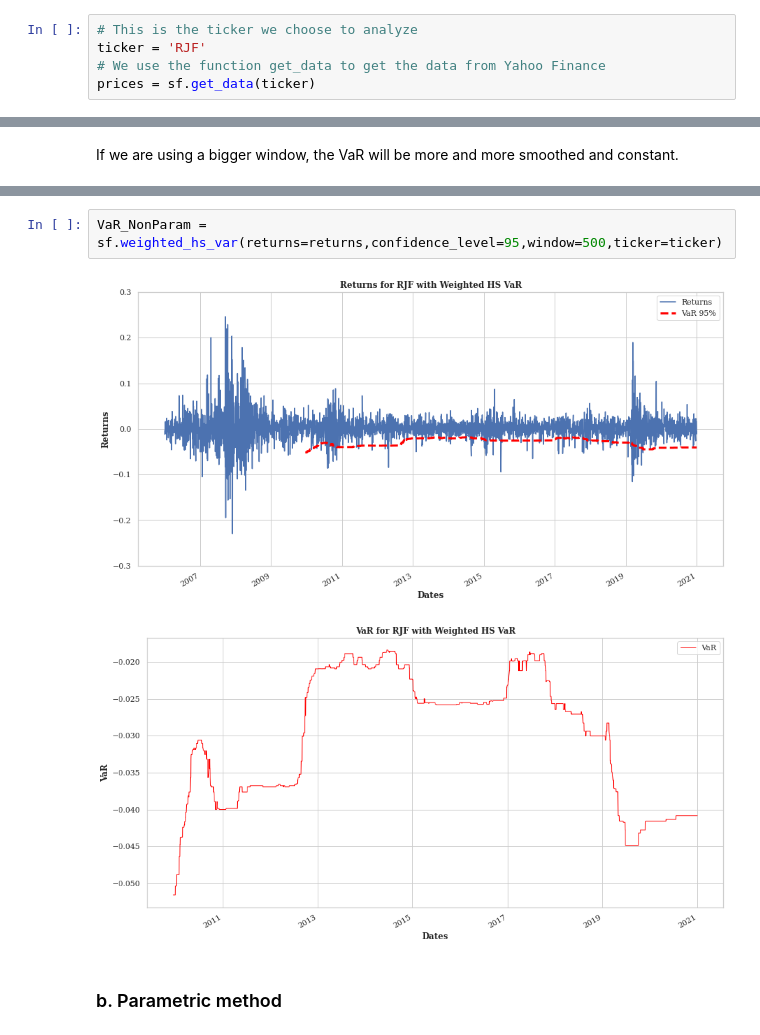
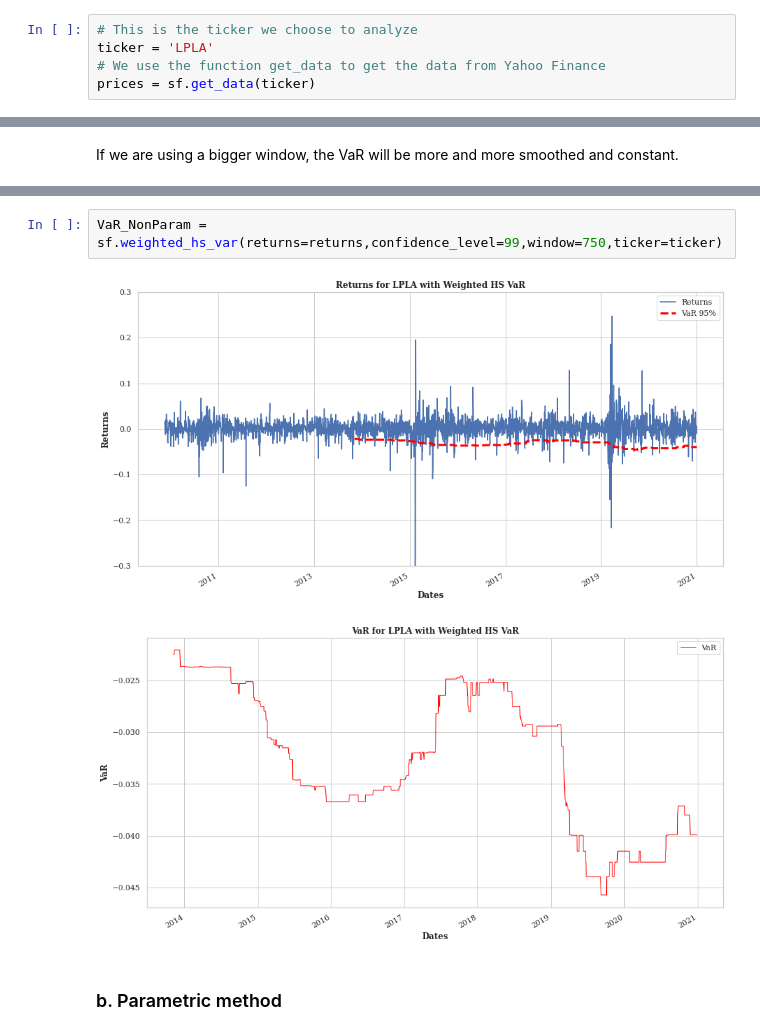
Before and after one commit to Simzer994/Project-Econometrics, a Jupyter notebook: BrokerDealer-Series.ipynb, the cells around one changed output, grey strips where cells are left out. Drawn from its saved outputs; the diff is of its cells as text.

```diff
--- a/BrokerDealer-Series.ipynb
+++ b/BrokerDealer-Series.ipynb
@@ -29,7 +27,7 @@ The autoreload extension is already loaded. To reload it, use:
 ## 2. Download the Data
 # %%
 # This is the ticker we choose to analyze
-ticker = 'RJF'
+ticker = 'LPLA'
 # We use the function get_data to get the data from Yahoo Finance
 prices = sf.get_data(ticker)
 # %% [markdown]
@@ -73,8 +71,8 @@ VaR_NonParam = sf.weighted_hs_var(returns=returns,confidence_level=95,window=250
 # %%
-VaR_NonParam = sf.weighted_hs_var(returns=returns,confidence_level=95,window=500,ticker=ticker)
+VaR_NonParam = sf.weighted_hs_var(returns=returns,confidence_level=99,window=750,ticker=ticker)
 # %% [output]
-[figure, old version]
+[figure, new version]
-[figure, old version]
+[figure, new version]
 # %% [markdown]
 ### b. Parametric method
 # %%
```
Also changed, not shown: parts of 8 cells of this notebook, 2 other files.
